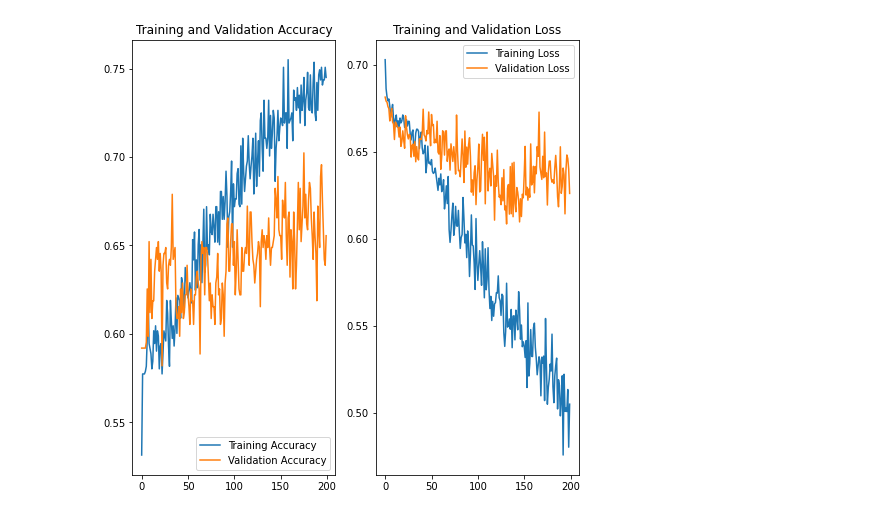
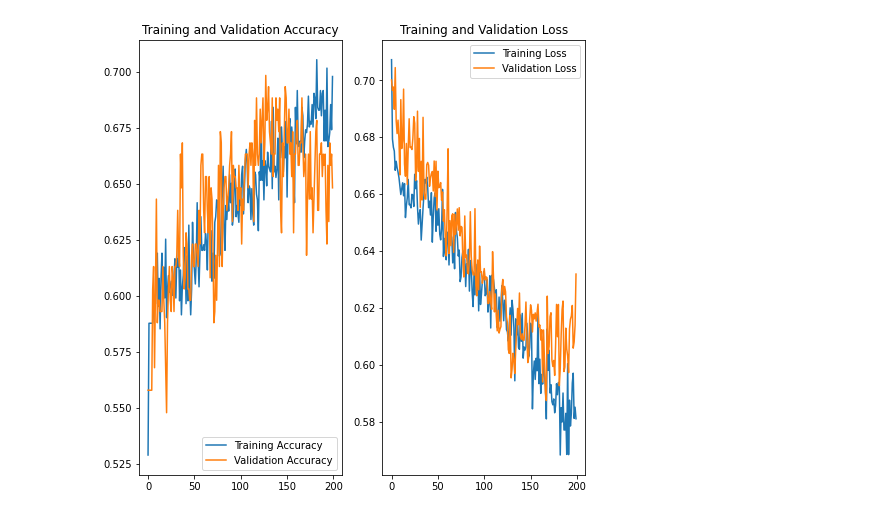
Before and after one commit to isJasonYeh/ML-final-assignment, a Jupyter notebook: CNN/image_classification.ipynb, the cells around one changed output. Drawn from its saved outputs; the diff is of its cells as text; code cells hidden in the pictures.

```diff
--- a/CNN/image_classification.ipynb
+++ b/CNN/image_classification.ipynb
@@ -12,16 +12,28 @@ from tensorflow.keras.models import Sequential
 import pathlib
 data_dir = pathlib.Path("/root/ML-final-assignment/CNN/images/")
 # %%
-batch_size = 32
+batch_size = 64
 img_height = 125
 img_width = 125
+validation_split = 0.2
 # %%
 train_ds = tf.keras.utils.image_dataset_from_directory(
   data_dir,
-  validation_split=0.3,
+  validation_split = validation_split,
   subset="training",
   seed=123,
   image_size=(img_height, img_width),
   batch_size=batch_size)
+
+val_ds = tf.keras.utils.image_dataset_from_directory(
+  data_dir,
+  validation_split = validation_split,
+  subset="validation",
+  seed=123,
+  image_size=(img_height, img_width),
+  batch_size=batch_size)
+
+class_names = train_ds.class_names
+num_classes = len(class_names)
 # %% [output]
 Found 997 files belonging to 2 classes.
@@ -29,8 +42,0 @@ Using 698 files for training.
-# %%
-val_ds = tf.keras.utils.image_dataset_from_directory(
-  data_dir,
-  validation_split=0.3,
-  subset="validation",
-  seed=123,
-  image_size=(img_height, img_width),
-  batch_size=batch_size)
@@ -45,6 +48,4 @@ val_ds = val_ds.cache().prefetch(buffer_size=AUTOTUNE)
 # %%
-num_classes = len(class_names)
-
 data_augmentation = keras.Sequential(
   [
     layers.RandomFlip("horizontal",
@@ -53,6 +54,7 @@ data_augmentation = keras.Sequential(
                                   3)),
     layers.RandomRotation(0.5),
     layers.RandomZoom(0.1),
+    layers.RandomBrightness(factor=0.2)
   ]
 )
 
@@ -65,9 +67,13 @@ model = Sequential([
   layers.MaxPooling2D(),
   layers.Conv2D(64, 3, padding='same', activation='relu'),
   layers.MaxPooling2D(),
-  layers.Dropout(0.5),
+  layers.Dropout(0.3),
   layers.Flatten(),
-  layers.Dropout(0.5),
+  layers.Dropout(0.3),
   layers.Dense(128, activation='relu'),
   layers.Dense(num_classes)
 ])
+model.compile(optimizer='adam',
+              loss=tf.keras.losses.SparseCategoricalCrossentropy(from_logits=True),
+              metrics=['accuracy'])
+##model.summary()
@@ -99,8 +82,7 @@ epochs = 200
 history = model.fit(
   train_ds,
   validation_data = val_ds,
-  epochs = epochs,
-  verbose = 0
+  epochs = epochs
 )
 
 acc = history.history['accuracy']
@@ -128 +127 @@ plt.show()
-[figure, old version]
+[figure, new version]
```
Also changed, not shown: parts of 7 cells of this notebook, 3 other files.
